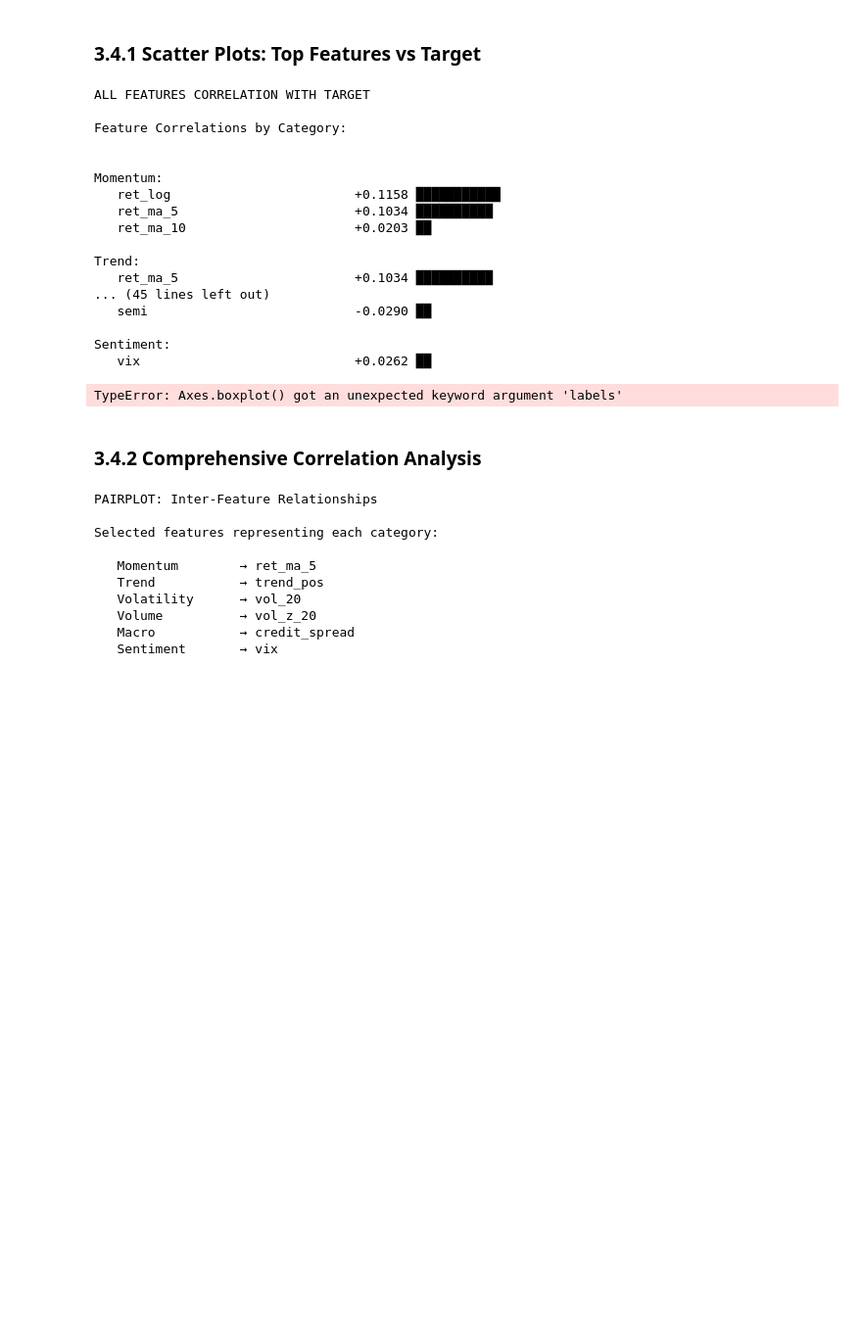
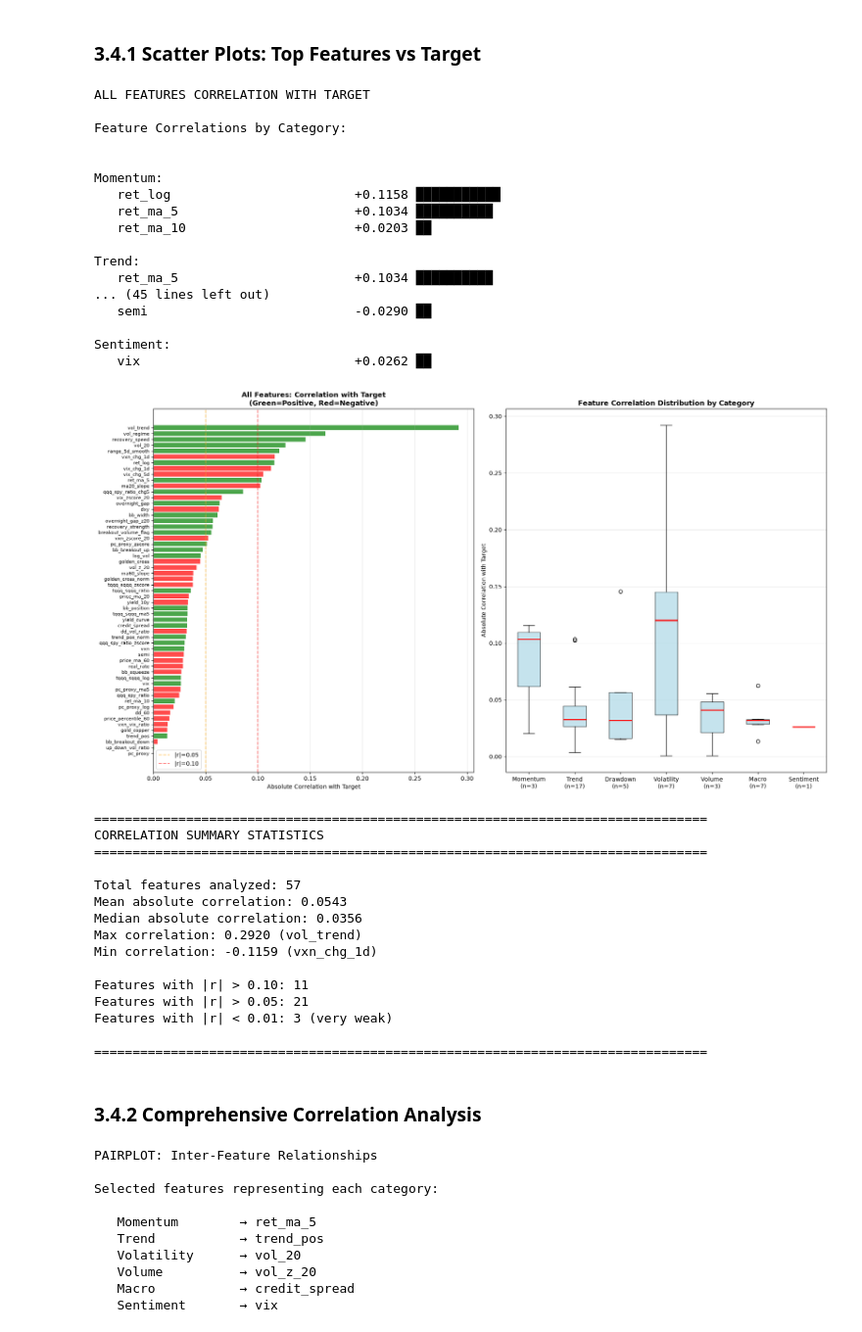
Before and after one commit to Sophialllin/CQF-, a Jupyter notebook: CQF_Volatility_Direction_5D_EXECUTED.ipynb, the cells around one changed output. Shown at 98% size. Drawn from its saved outputs; the diff is of its cells as text; code cells hidden in the pictures; blank space fills up the shorter version.

```diff
--- a/CQF_Volatility_Direction_5D_EXECUTED.ipynb
+++ b/CQF_Volatility_Direction_5D_EXECUTED.ipynb
@@ -2313,7 +2321,7 @@ for category, features in feature_categories.items():
         category_data.append(category_corrs)
         category_labels.append(f"{category}\n(n={len(existing_features)})")
 
-bp = axes[1].boxplot(category_data, labels=category_labels, patch_artist=True,
+bp = axes[1].boxplot(category_data, tick_labels=category_labels, patch_artist=True,
                       medianprops=dict(color='red', linewidth=2),
                       boxprops=dict(facecolor='lightblue', alpha=0.7))
 axes[1].set_ylabel('Absolute Correlation with Target')
@@ -2330,34 +2338,49 @@ print("CORRELATION SUMMARY STATISTICS")
 print("="*80)
 print(f"\nTotal features analyzed: {len(feature_cols)}")
 print(f"Mean absolute correlation: {correlations_signed.abs().mean():.4f}")
 print(f"Median absolute correlation: {correlations_signed.abs().median():.4f}")
 print(f"Max correlation: {correlations_signed.max():.4f} ({correlations_signed.idxmax()})")
 print(f"Min correlation: {correlations_signed.min():.4f} ({correlations_signed.idxmin()})")
 
 print(f"\nFeatures with |r| > 0.10: {(correlations_signed.abs() > 0.10).sum()}")
 print(f"Features with |r| > 0.05: {(correlations_signed.abs() > 0.05).sum()}")
 print(f"Features with |r| < 0.01: {(correlations_signed.abs() < 0.01).sum()} (very weak)")
 
 print("\n" + "="*80)
 # %% [output]
 ALL FEATURES CORRELATION WITH TARGET
 
 Feature Correlations by Category:
 
 
 Momentum:
    ret_log                        +0.1158 ███████████
    ret_ma_5                       +0.1034 ██████████
    ret_ma_10                      +0.0203 ██
 
 Trend:
    ret_ma_5                       +0.1034 ██████████
 ... (45 lines left out)
    semi                           -0.0290 ██
 
 Sentiment:
    vix                            +0.0262 ██
+[figure, added]
-TypeError: Axes.boxplot() got an unexpected keyword argument 'labels'
+================================================================================
+CORRELATION SUMMARY STATISTICS
+================================================================================
+
+Total features analyzed: 57
+Mean absolute correlation: 0.0543
+Median absolute correlation: 0.0356
+Max correlation: 0.2920 (vol_trend)
+Min correlation: -0.1159 (vxn_chg_1d)
+
+Features with |r| > 0.10: 11
+Features with |r| > 0.05: 21
+Features with |r| < 0.01: 3 (very weak)
+
+================================================================================
 # %% [markdown]
 ### 3.4.2 Comprehensive Correlation Analysis
 # %%
```
Also changed, not shown: parts of 26 cells of this notebook, 1 other file.
